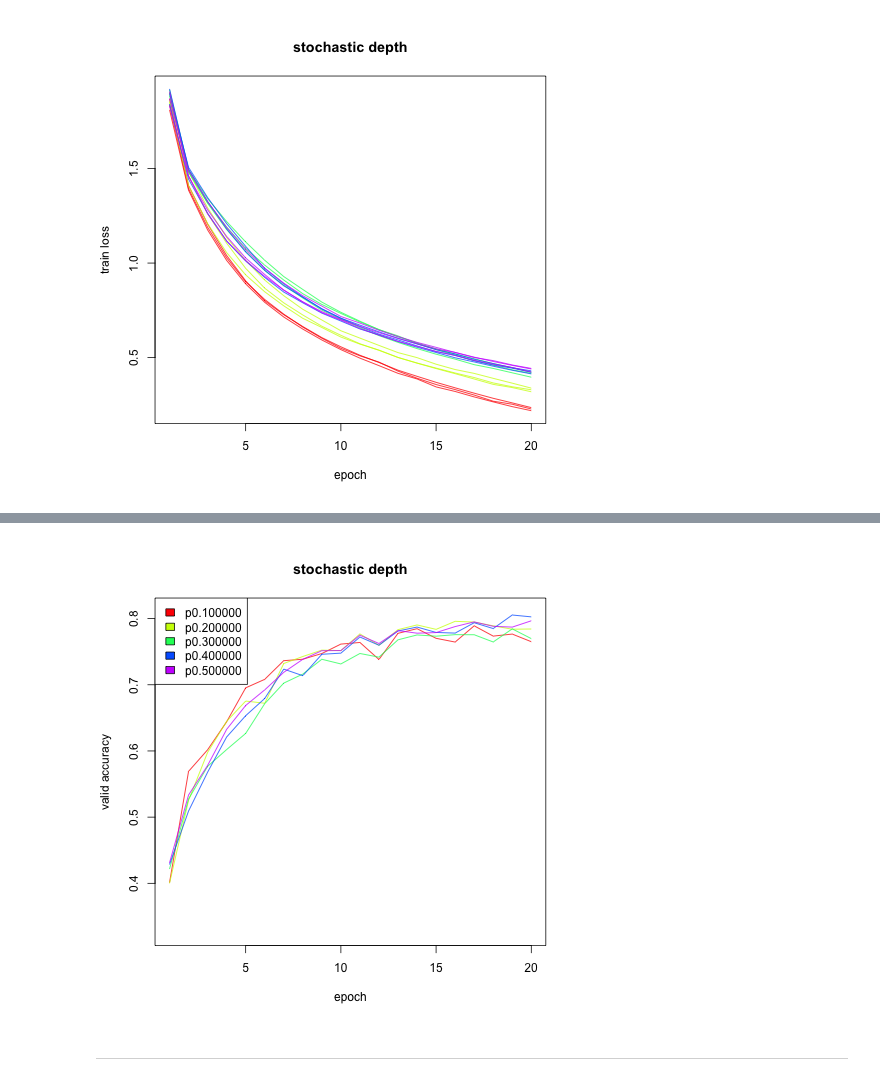
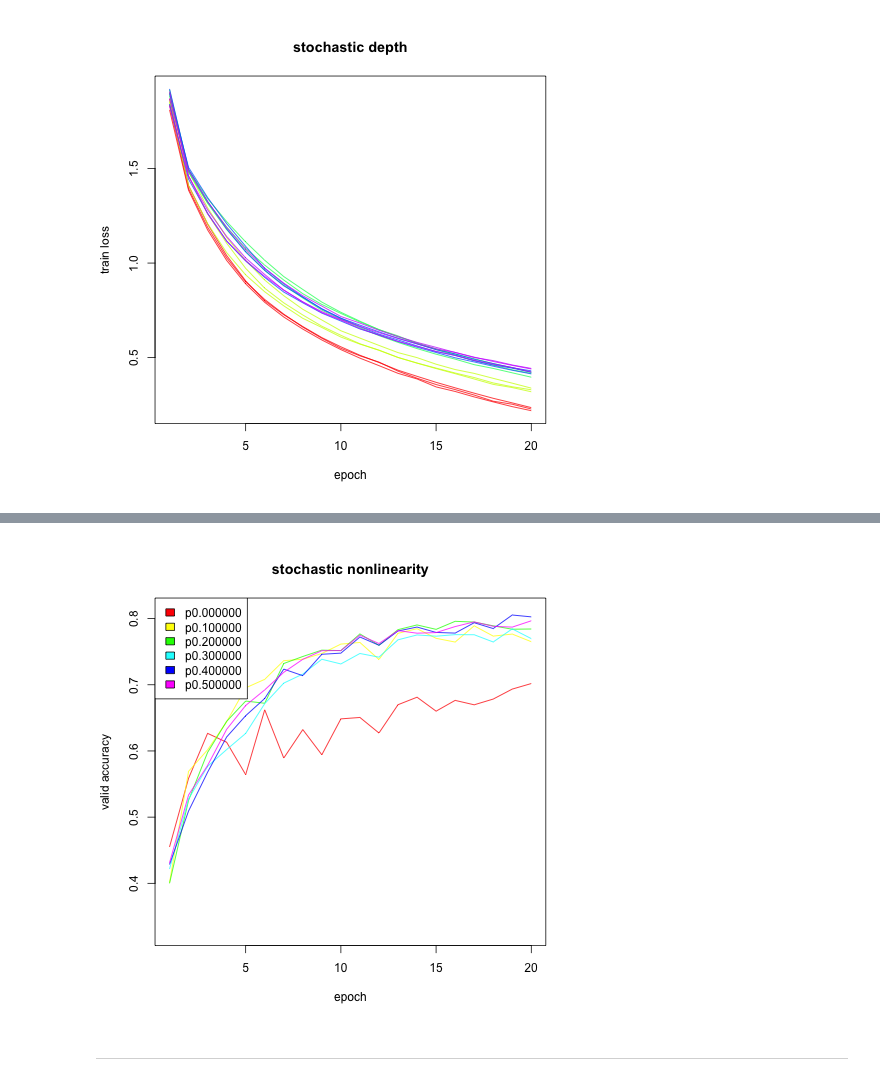
Before and after one commit to christopher-beckham/msc, a Jupyter notebook: experiments/lasagne_additions/stochastic_depth_resnet.ipynb, the cells around one changed output, grey strips where cells are left out. Drawn from its saved outputs; the diff is of its cells as text; code cells hidden in the pictures.

```diff
--- a/experiments/lasagne_additions/stochastic_depth_resnet.ipynb
+++ b/experiments/lasagne_additions/stochastic_depth_resnet.ipynb
@@ -598,6 +584,7 @@ for(i in 1:length(ps)) {
 # %%
 %%R -w 480 -h 480
 ps = c(
+    "p0.000000",
     "p0.100000",
     "p0.200000",
     "p0.300000",
@@ -645,6 +632,7 @@ legend("topleft", fill=rainbows, legend=ps)
 # %%
 %%R -w 480 -h 480
 ps = c(
+    "p0.000000",
     "p0.100000",
     "p0.200000",
     "p0.300000",
@@ -657,35 +645,35 @@ ps = c(
 rainbows = rainbow(length(ps))
 # train loss
 max_y = -10000
 min_y = 10000
 for(i in 1:length(ps)) {
     for(seed in 0:2) {
         df = read.csv(paste("output_stochastic_depth_resnet/",ps[i],"_stochastic_nonlinearity.",seed,".txt",sep=""))
         if(min(df$valid_accuracy) < min_y) {
             min_y = min(df$valid_accuracy)
         }
         if(max(df$valid_accuracy) > max_y) {
             max_y = max(df$valid_accuracy)
         }
     }
 }
 
 for(i in 1:length(ps)) {
     df = read.csv(paste("output_stochastic_depth_resnet/",ps[i],"_stochastic_nonlinearity.",0,".txt",sep=""))
     df2 = read.csv(paste("output_stochastic_depth_resnet/",ps[i],"_stochastic_nonlinearity.",1,".txt",sep=""))
     df3 = read.csv(paste("output_stochastic_depth_resnet/",ps[i],"_stochastic_nonlinearity.",2,".txt",sep=""))
     dff = (df+df2+df3) / 3
     if(i==1) {
         plot(dff$valid_accuracy, type="l", ylim=c(min_y, max_y),
              col=rainbows[i], xlab="epoch", ylab="valid accuracy",
-             main="stochastic depth")
+             main="stochastic nonlinearity")
     } else {
         lines(dff$valid_accuracy, col=rainbows[i])
     }
 }
 legend("topleft", fill=rainbows, legend=ps)
 # %% [output]
-[figure, old version]
+[figure, new version]
 # %% [markdown]
 ----
 # %%
```
Also changed, not shown: parts of 7 cells of this notebook, 1 other file.
